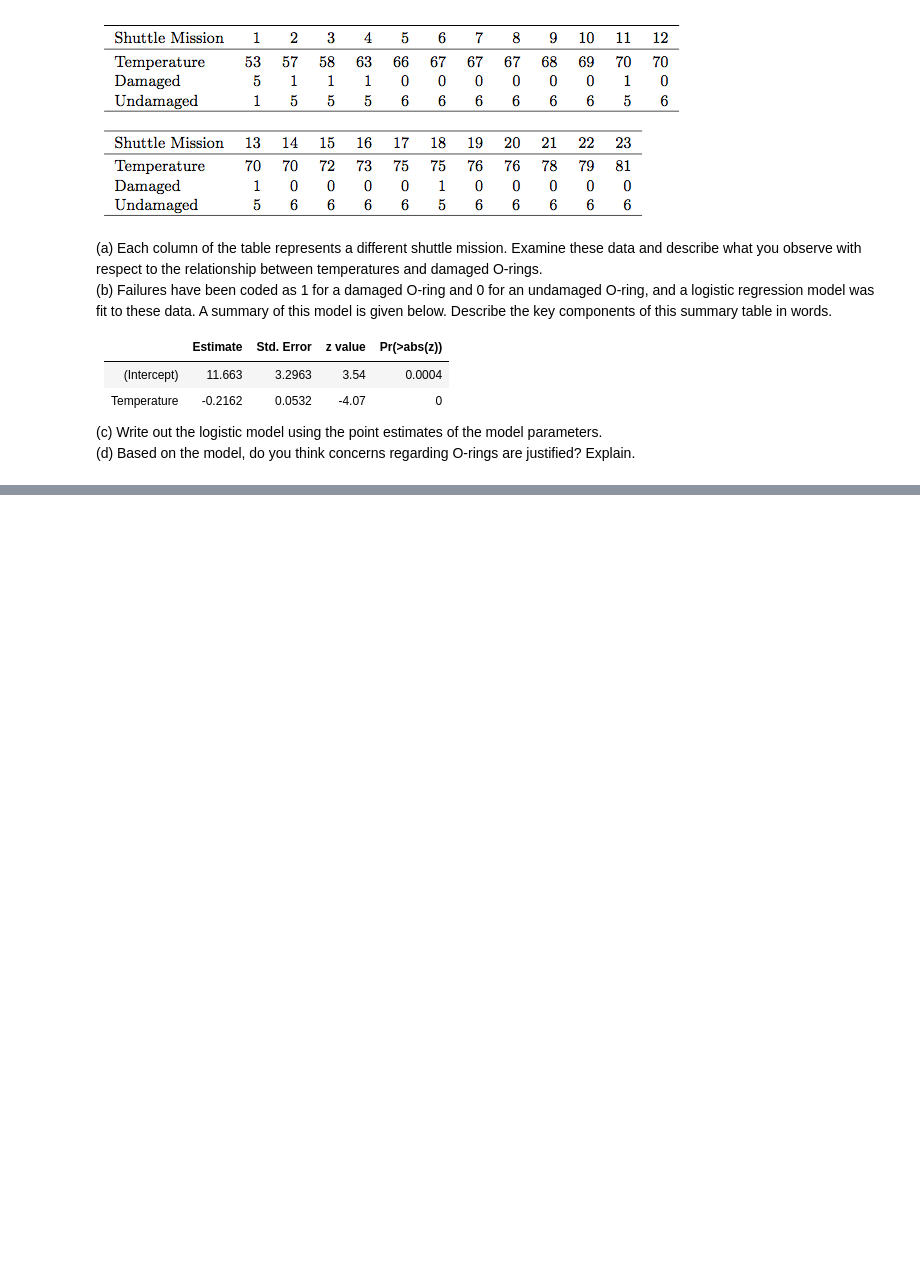
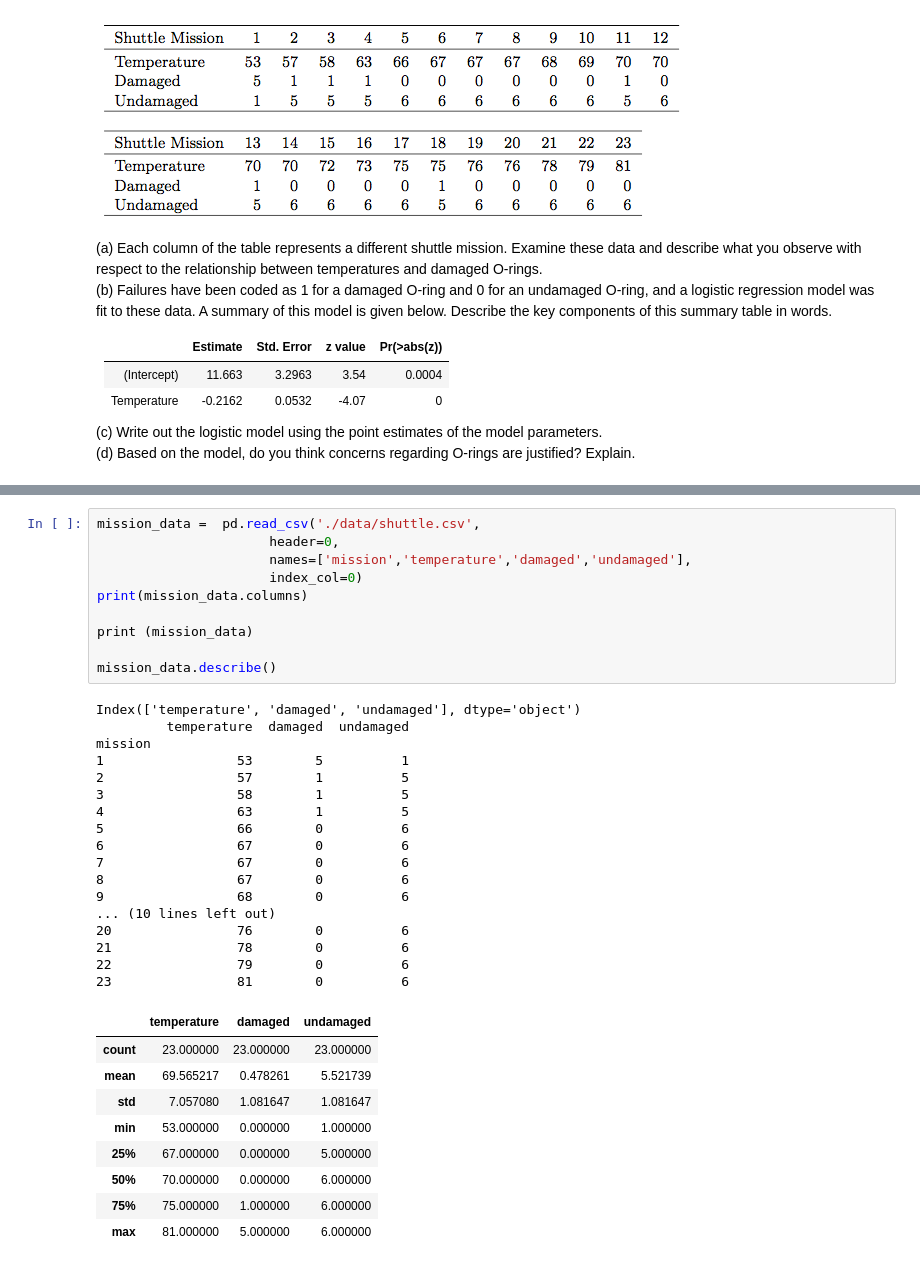
Before and after one commit to datalearn6/datascience2, a Jupyter notebook: stats-notebooks/Assignment_5_answers.ipynb, the cells around one changed output, grey strips where cells are left out. Drawn from its saved outputs; the diff is of its cells as text; blank space fills up the shorter version.

```diff
--- a/stats-notebooks/Assignment_5_answers.ipynb
+++ b/stats-notebooks/Assignment_5_answers.ipynb
@@ -72,0 +157,37 @@ Image(filename='question_5_table.png')
+# %%
+mission_data =  pd.read_csv('./data/shuttle.csv',
+                      header=0,
+                      names=['mission','temperature','damaged','undamaged'],
+                      index_col=0)
+print(mission_data.columns)
+
+print (mission_data)
+
+mission_data.describe()
+# %% [output]
+Index(['temperature', 'damaged', 'undamaged'], dtype='object')
+         temperature  damaged  undamaged
+mission
+1                 53        5          1
+2                 57        1          5
+3                 58        1          5
+4                 63        1          5
+5                 66        0          6
+6                 67        0          6
+7                 67        0          6
+8                 67        0          6
+9                 68        0          6
+... (10 lines left out)
+20                76        0          6
+21                78        0          6
+22                79        0          6
+23                81        0          6
+|  | temperature | damaged | undamaged |
+| count | 23.000000 | 23.000000 | 23.000000 |
+| mean | 69.565217 | 0.478261 | 5.521739 |
+| std | 7.057080 | 1.081647 | 1.081647 |
+| min | 53.000000 | 0.000000 | 1.000000 |
+| 25% | 67.000000 | 0.000000 | 5.000000 |
+| 50% | 70.000000 | 0.000000 | 6.000000 |
+| 75% | 75.000000 | 1.000000 | 6.000000 |
+| max | 81.000000 | 5.000000 | 6.000000 |
```
Also changed, not shown: parts of 14 cells of this notebook, 1 other file.
